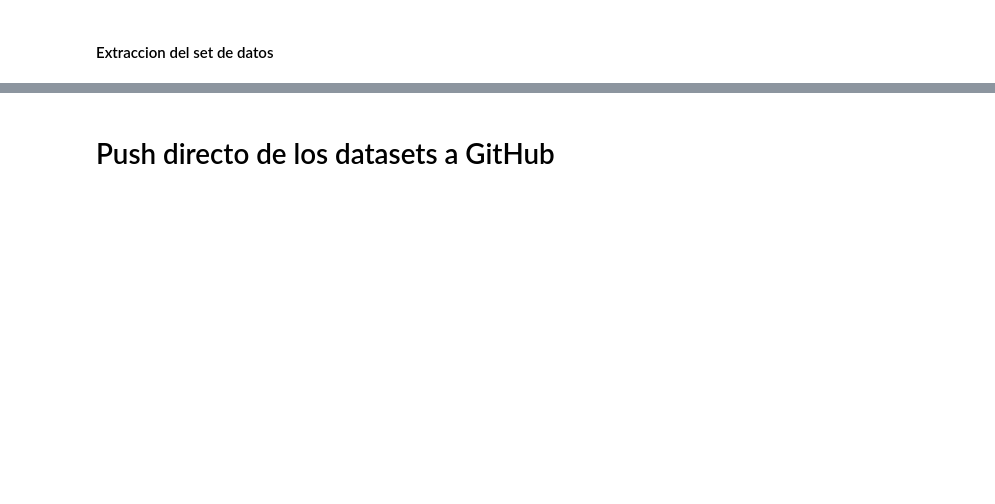
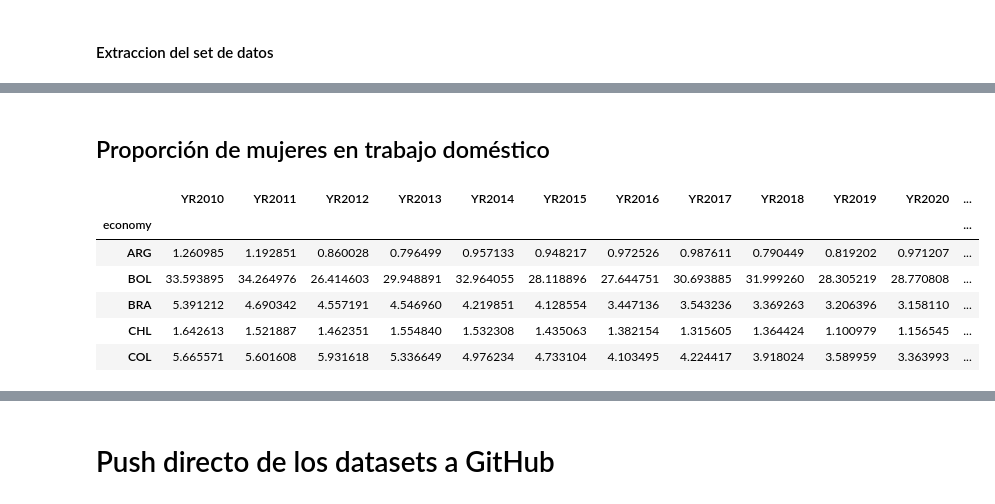
Before and after one commit to aletbm/Trabajo_Remunerado-DATA4CCION, a Jupyter notebook: notebooks/Databases_DAT4CCION.ipynb, the cells around one changed output, grey strips where cells are left out. Drawn from its saved outputs; the diff is of its cells as text; code cells hidden in the pictures; blank space fills up the shorter version.

```diff
--- a/notebooks/Databases_DAT4CCION.ipynb
+++ b/notebooks/Databases_DAT4CCION.ipynb
@@ -1100,0 +1199,14 @@ df_ind.to_parquet(f"CEPALSTAT_{indicator_id}_{indicator_name}.parquet", index=Fa
+# %% [markdown]
+## Proporción de mujeres en trabajo doméstico
+# %%
+df_domestic_female = wb.data.DataFrame('SL.FAM.WORK.FE.ZS', economy=latam_codes, time=range(2010, 2024))
+df_domestic_female.to_parquet("ITU_women_domestic_work.parquet", index=False)
+df_domestic_female.head()
+# %% [output]
+|  | YR2010 | YR2011 | YR2012 | YR2013 | YR2014 | YR2015 | YR2016 | YR2017 | YR2018 | YR2019 | YR2020 | ... |
+| economy |  |  |  |  |  |  |  |  |  |  |  | ... |
+| ARG | 1.260985 | 1.192851 | 0.860028 | 0.796499 | 0.957133 | 0.948217 | 0.972526 | 0.987611 | 0.790449 | 0.819202 | 0.971207 | ... |
+| BOL | 33.593895 | 34.264976 | 26.414603 | 29.948891 | 32.964055 | 28.118896 | 27.644751 | 30.693885 | 31.999260 | 28.305219 | 28.770808 | ... |
+| BRA | 5.391212 | 4.690342 | 4.557191 | 4.546960 | 4.219851 | 4.128554 | 3.447136 | 3.543236 | 3.369263 | 3.206396 | 3.158110 | ... |
+| CHL | 1.642613 | 1.521887 | 1.462351 | 1.554840 | 1.532308 | 1.435063 | 1.382154 | 1.315605 | 1.364424 | 1.100979 | 1.156545 | ... |
+| COL | 5.665571 | 5.601608 | 5.931618 | 5.336649 | 4.976234 | 4.733104 | 4.103495 | 4.224417 | 3.918024 | 3.589959 | 3.363993 | ... |
```
Also changed, not shown: parts of 20 cells of this notebook.
